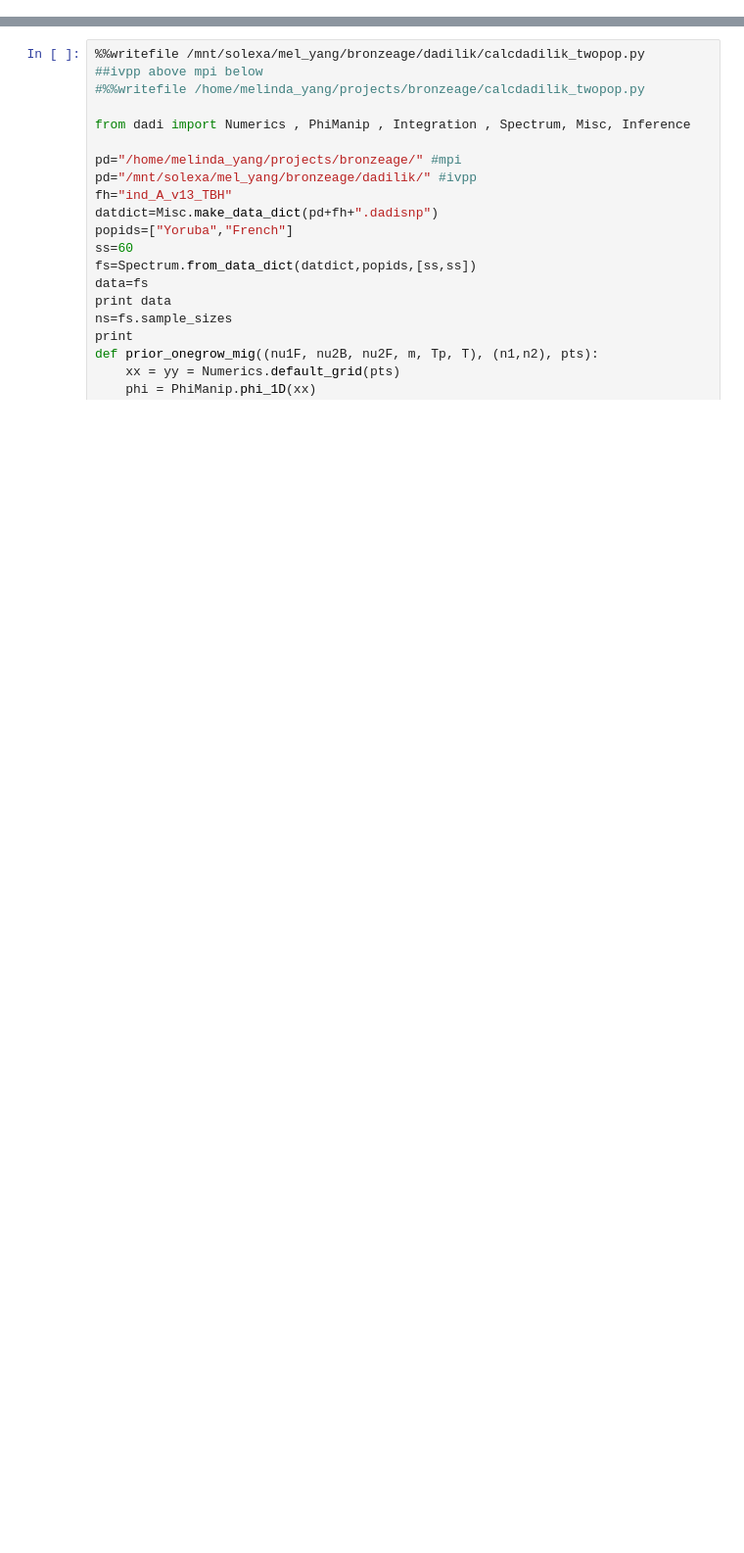
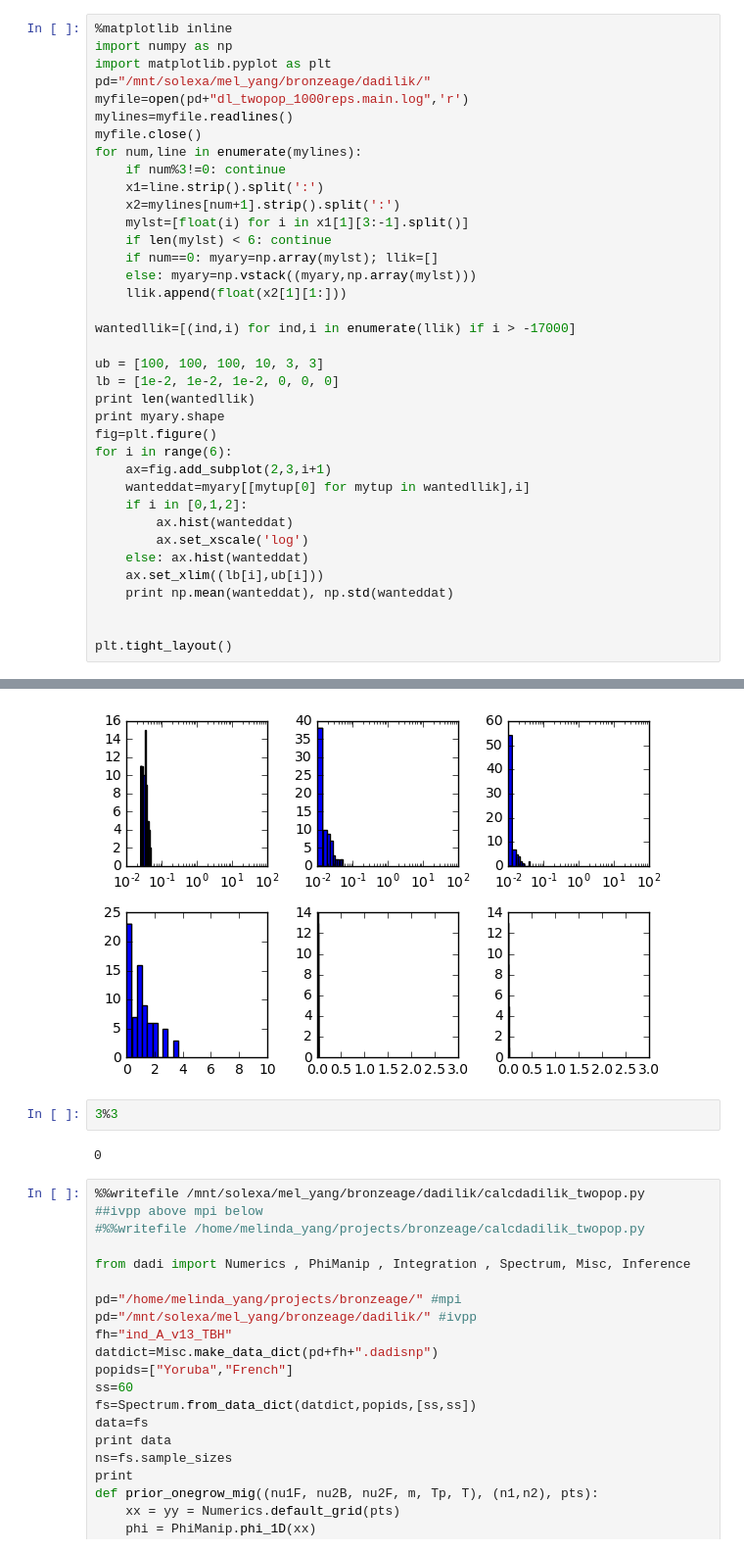
Before and after one commit to melyang4/notebooks, a Jupyter notebook: bronzeage/dadilik.ipynb, the cells around one changed output, grey strips where cells are left out. Shown: that part at 98% size. Saved outputs shown, nothing was run; the diff lists cells and outputs as text; blank space fills up the shorter version.

```diff
--- a/bronzeage/dadilik.ipynb
+++ b/bronzeage/dadilik.ipynb
@@ -0,0 +1,38 @@
+# %%
+%matplotlib inline
+import numpy as np
+import matplotlib.pyplot as plt
+pd="/mnt/solexa/mel_yang/bronzeage/dadilik/"
+myfile=open(pd+"dl_twopop_1000reps.main.log",'r')
+mylines=myfile.readlines()
+myfile.close()
+for num,line in enumerate(mylines):
+    if num%3!=0: continue
+    x1=line.strip().split(':')
+    x2=mylines[num+1].strip().split(':')
+    mylst=[float(i) for i in x1[1][3:-1].split()]
+    if len(mylst) < 6: continue
+    if num==0: myary=np.array(mylst); llik=[]
+    else: myary=np.vstack((myary,np.array(mylst)))
+    llik.append(float(x2[1][1:]))
+
+wantedllik=[(ind,i) for ind,i in enumerate(llik) if i > -17000]
+
+ub = [100, 100, 100, 10, 3, 3]
+lb = [1e-2, 1e-2, 1e-2, 0, 0, 0]
+print len(wantedllik)
+print myary.shape
+fig=plt.figure()
+for i in range(6):
+    ax=fig.add_subplot(2,3,i+1)
+    wanteddat=myary[[mytup[0] for mytup in wantedllik],i]
+    if i in [0,1,2]:
+        ax.hist(wanteddat)
+        ax.set_xscale('log')
+    else: ax.hist(wanteddat)
+    ax.set_xlim((lb[i],ub[i]))
+    print np.mean(wanteddat), np.std(wanteddat)
+
+
+plt.tight_layout()
+# %% [output]
@@ -1,3 +47,8 @@
+[figure, added]
+# %%
+3%3
+# %% [output]
+0
 # %%
 %%writefile /mnt/solexa/mel_yang/bronzeage/dadilik/calcdadilik_twopop.py
 ##ivpp above mpi below
```
Also changed, not shown: parts of 2 cells of this notebook, 18 other files.
